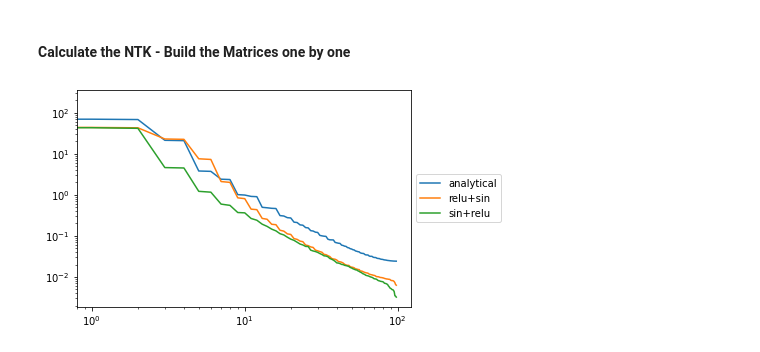
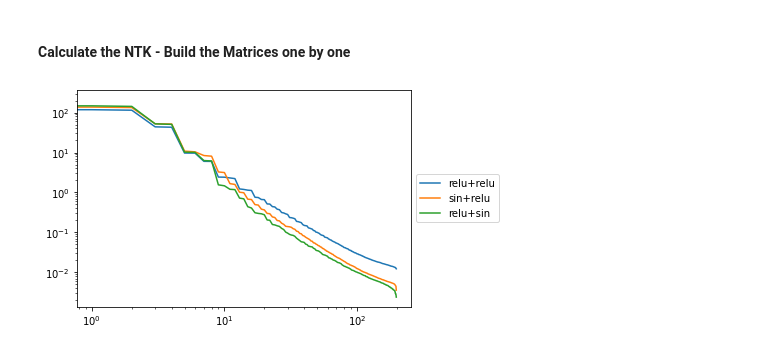
Before and after one commit to genglinliu/NTK-study, a Jupyter notebook: NTK_three_layer.ipynb, the cells around one changed output. Saved outputs shown, nothing was run; the diff lists cells and outputs as text; code cells hidden in the pictures.

```diff
--- a/NTK_three_layer.ipynb
+++ b/NTK_three_layer.ipynb
@@ -113,7 +113,7 @@ pass
 #--------------------
 
 # init input
-X = init_inputs() # (2, num_inputs)
+X = init_inputs(num_inputs=200) # (2, num_inputs)
 num_inputs = X.shape[1]
 
 # activation function setup
@@ -197,7 +197,7 @@ def calc_B2(activation_h1):
 def calc_sigma_2(activation_h1, activation_h2, k=1):
 
     activation_func, d_activation = activation_map[activation_h2]
-    num_samples = 1000
+    num_samples = 4000
     mean = np.zeros(2 * num_inputs)
     cov = calc_B2(activation_h1)
 
@@ -322,6 +328,7 @@ K2_sin_sin = calc_K2(activation_2, activation_2)
 # %%
-plot_eigendecay(kernel_analytical, 'analytical')
+# plot_eigendecay(kernel_analytical, 'analytical')
+plot_eigendecay(K2_relu_relu, 'relu+relu')
+plot_eigendecay(K2_sin_relu, 'sin+relu')
 plot_eigendecay(K2_relu_sin, 'relu+sin')
-plot_eigendecay(K2_sin_relu, 'sin+relu')
 # %% [output]
-[figure, old version]
+[figure, new version]
```
Also changed, not shown: parts of 3 cells of this notebook.
